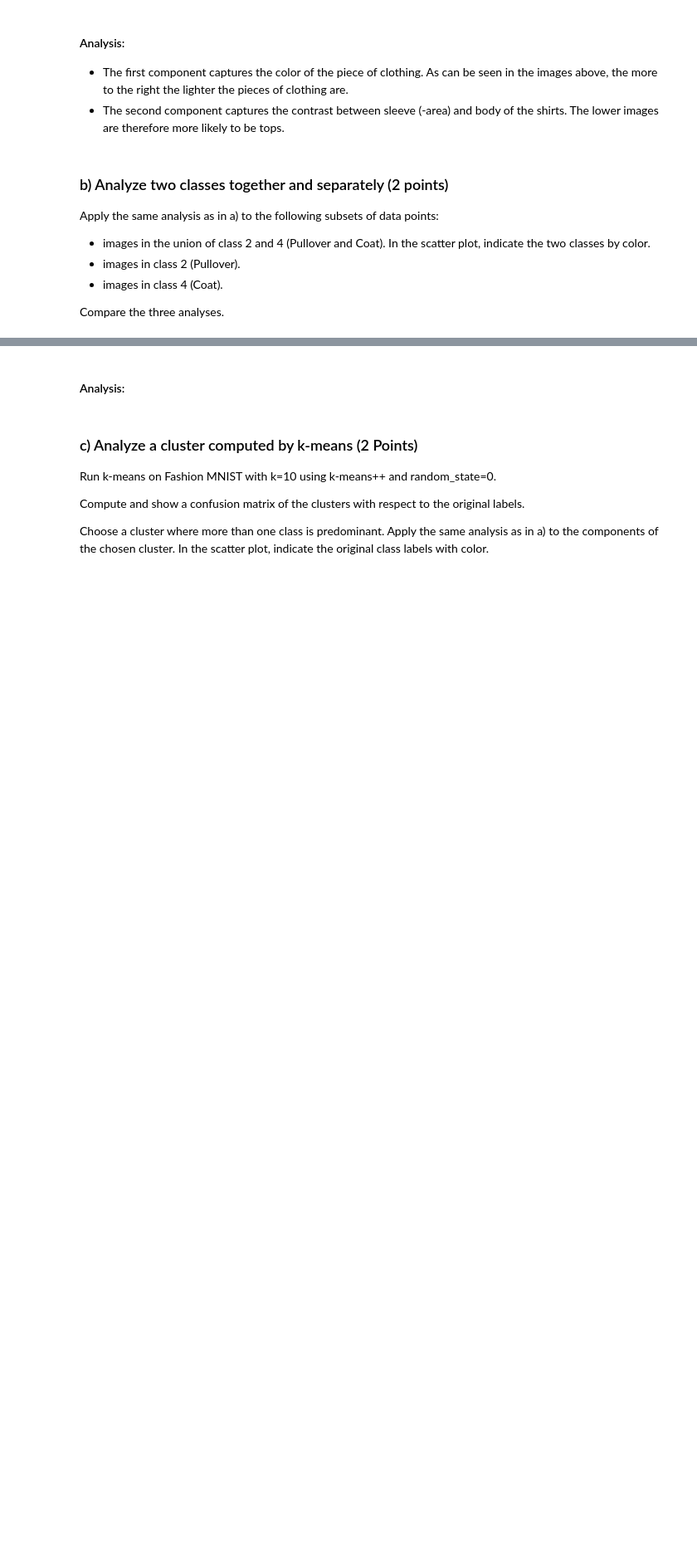
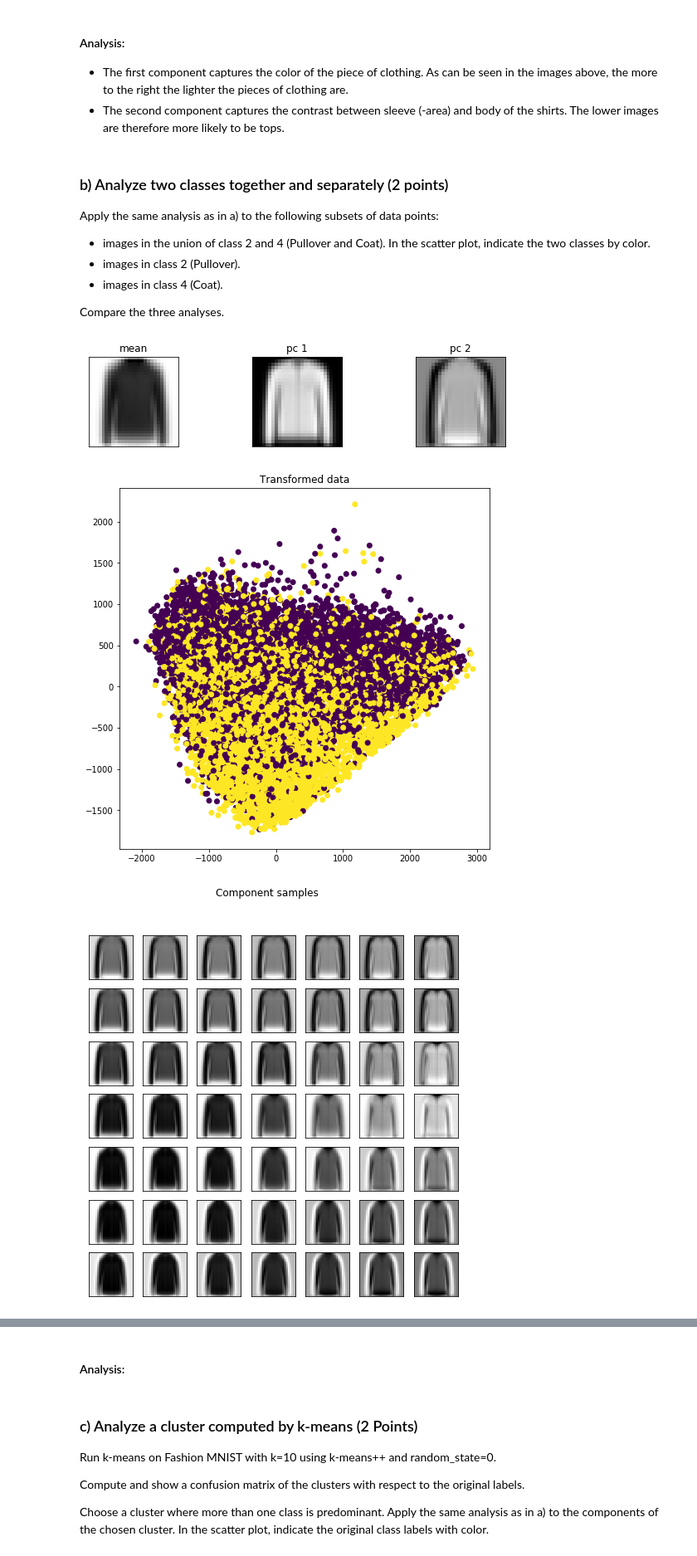
Before and after one commit to Mesoptier/ML-course, a Jupyter notebook: FDM_Challenge_Part1.ipynb, the cells around one changed output, grey strips where cells are left out. Shown at 83% size. Cells and saved outputs as stored; diff of their text form; code cells hidden in the pictures; blank space fills up the shorter version.

```diff
--- a/FDM_Challenge_Part1.ipynb
+++ b/FDM_Challenge_Part1.ipynb
@@ -192,3 +189,10 @@ Apply the same analysis as in a) to the following subsets of data points:
 - images in class 4 (Coat).
 
 Compare the three analyses.
+# %%
+indices = (y == 2) | (y == 4)
+pca_analysis(X[indices], y[indices])
+# %% [output]
+[figure, added]
+[figure, added]
+[figure, added]
```
Also changed, not shown: parts of 5 cells of this notebook.
